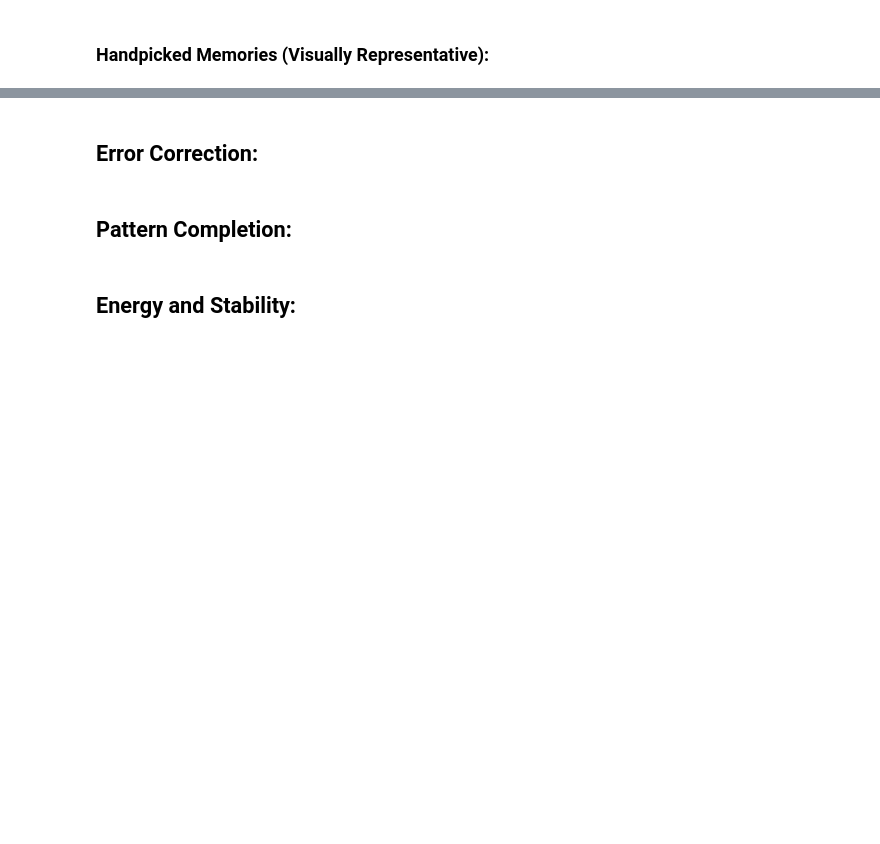
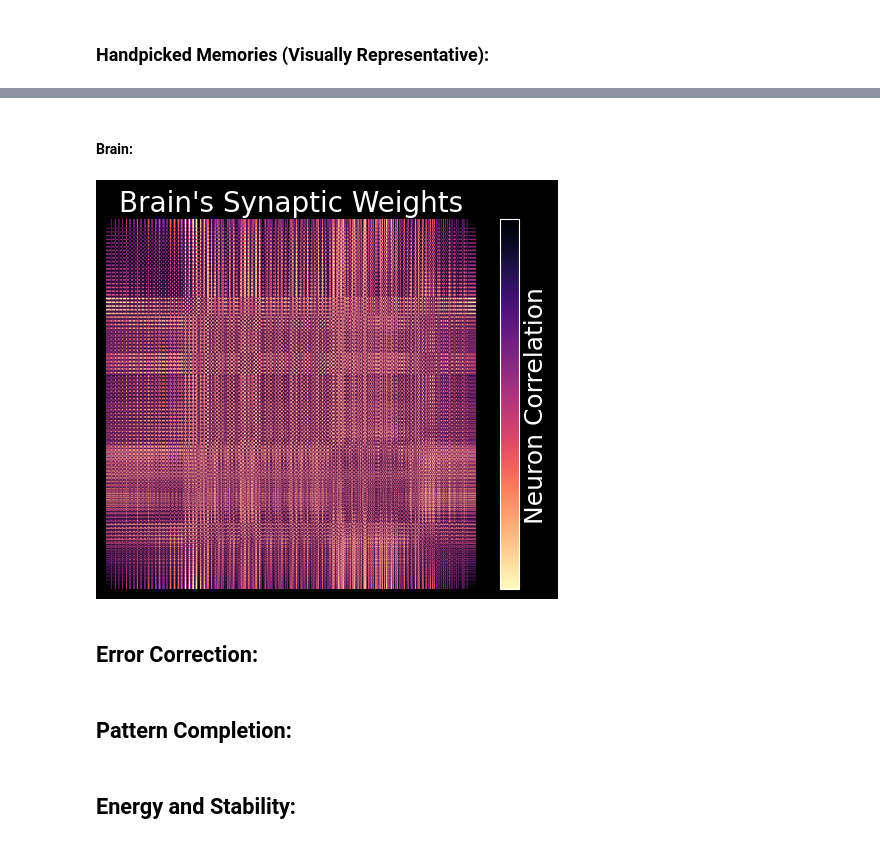
Before and after one commit to d-domeniconi/hopfield_network, a Jupyter notebook: learning_about_learning.ipynb, the cells around one changed output, grey strips where cells are left out. Drawn from its saved outputs; the diff is of its cells as text; code cells hidden in the pictures; blank space fills up the shorter version.

```diff
--- a/learning_about_learning.ipynb
+++ b/learning_about_learning.ipynb
@@ -36,3 +59,9 @@ hp.see_synapses(weights)
+# %% [markdown]
+#### Brain:
+# %%
+hp.see_synapses(images_weights)
+# %% [output]
+[figure, added]
 # %% [markdown]
 ## Error Correction:
 # %% [markdown]
```
Also changed, not shown: parts of 12 cells of this notebook.
